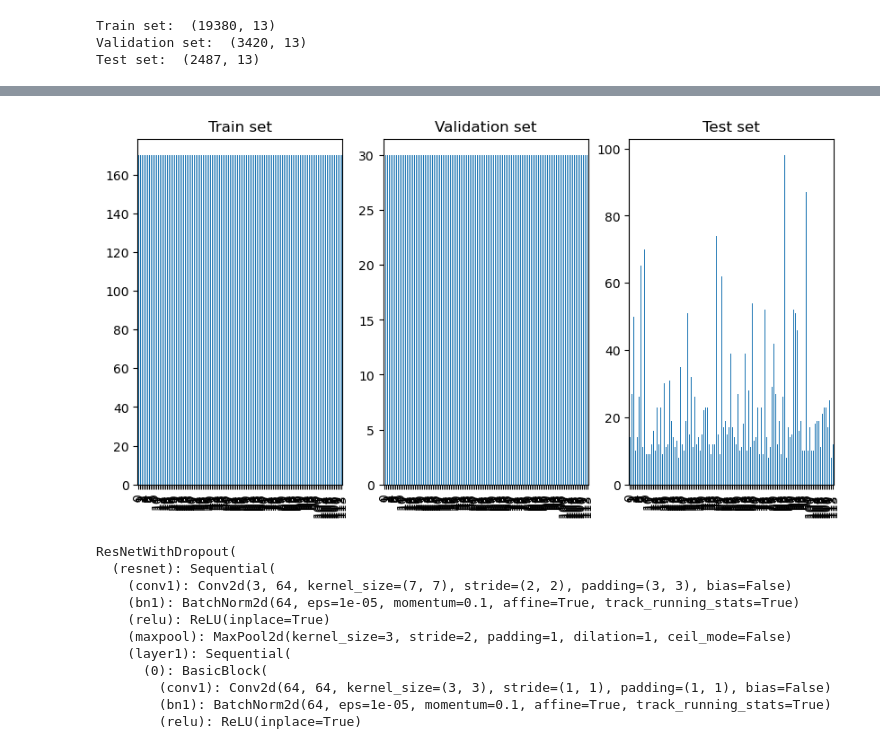
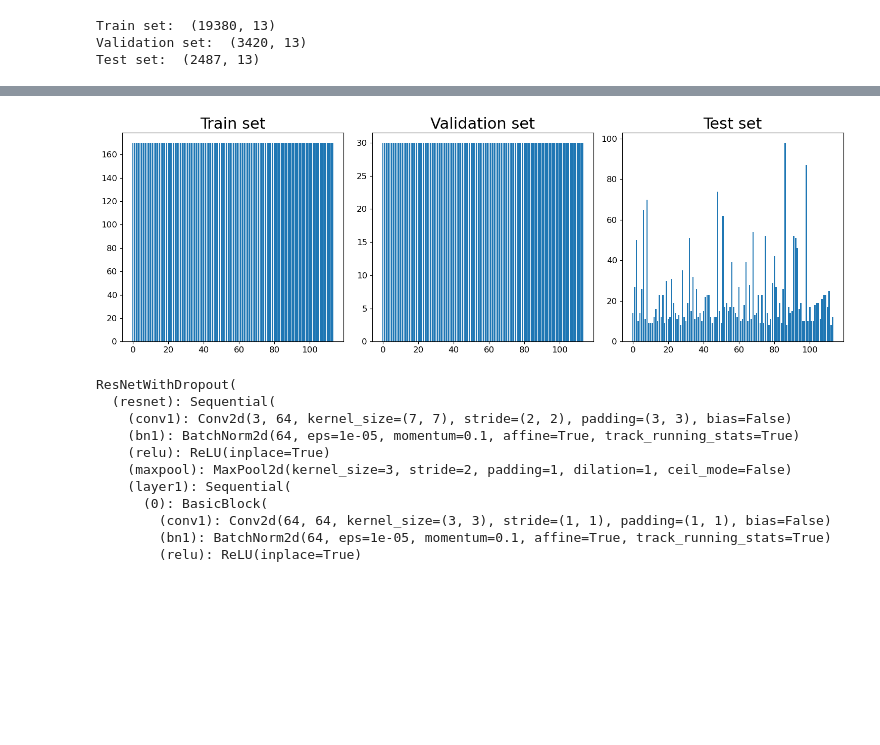
Before and after one commit to quannhoang/cs598project, a Jupyter notebook: training.ipynb, the cells around one changed output, grey strips where cells are left out. Saved outputs shown, nothing was run; the diff lists cells and outputs as text; code cells hidden in the pictures; blank space fills up the shorter version.

```diff
--- a/training.ipynb
+++ b/training.ipynb
@@ -55,18 +73,25 @@ Test set:  (2487, 13)
 # %%
 # plot the distribution of label_codes in train, validation, and test set. Each bar is a class  and the height of the bar is the number of samples in that class
-plt.figure(figsize=(10, 5))
+plt.figure(figsize=(15, 5))
 plt.subplot(1, 3, 1)
-plt.title('Train set')
-train_df.label_code.value_counts().sort_index().plot(kind='bar')
+plt.title('Train set', fontsize=22)
+plt.xticks(fontsize=12)
+plt.yticks(fontsize=12)
+plt.bar(*list(zip(*train_df.label_code.value_counts().items())))
 plt.subplot(1, 3, 2)
-plt.title('Validation set')
-val_df.label_code.value_counts().sort_index().plot(kind='bar')
+plt.title('Validation set', fontsize=22)
+plt.xticks(fontsize=12)
+plt.yticks(fontsize=12)
+plt.bar(*list(zip(*val_df.label_code.value_counts().items())))
 plt.subplot(1, 3, 3)
-plt.title('Test set')
-test_df.label_code.value_counts().sort_index().plot(kind='bar')
+plt.title('Test set', fontsize=22)
+plt.xticks(fontsize=12)
+plt.yticks(fontsize=12)
+plt.bar(*list(zip(*test_df.label_code.value_counts().items())))
+plt.tight_layout()
 plt.show()
 # %% [output]
-[figure, old version]
+[figure, new version]
 # %%
 # Creating transform function and custom dataset class
 transforms = torchvision.transforms.Compose([
```
Also changed, not shown: parts of 1 cell of this notebook, 7 other files.
